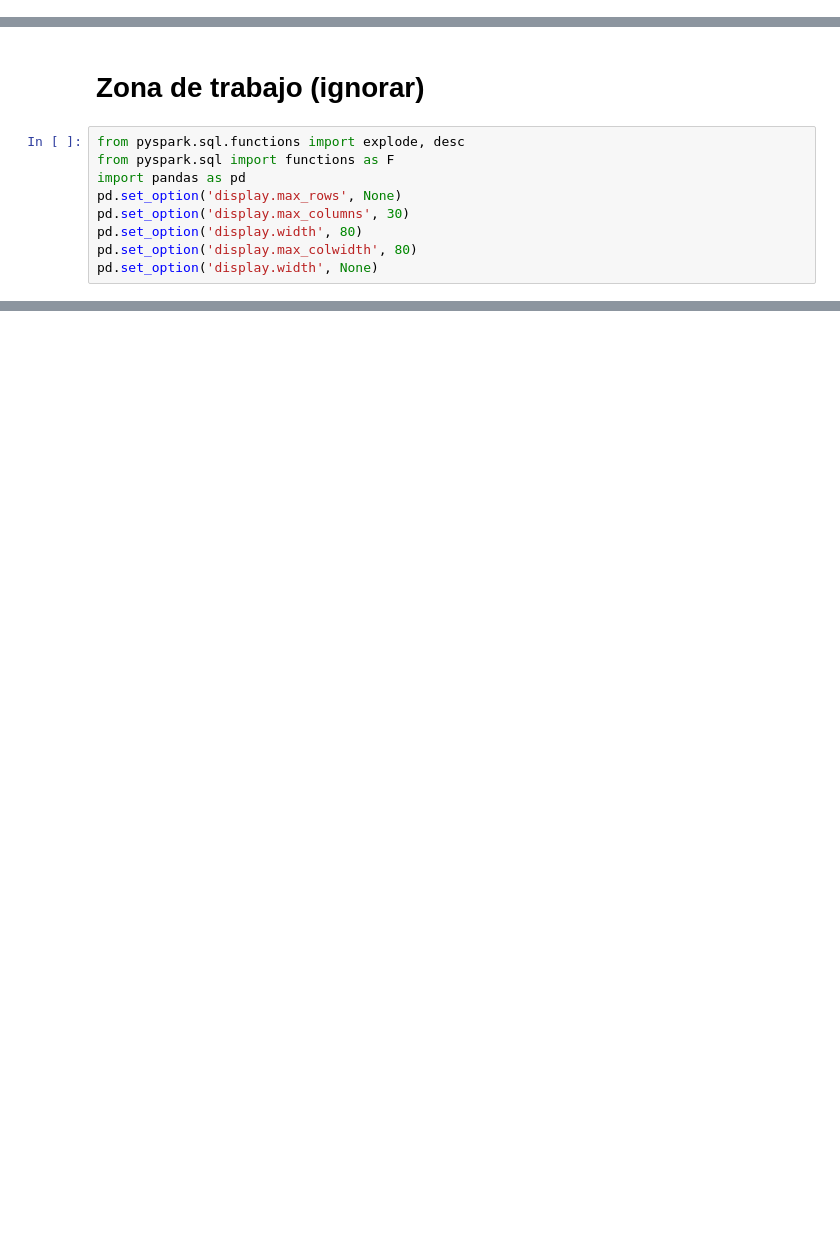
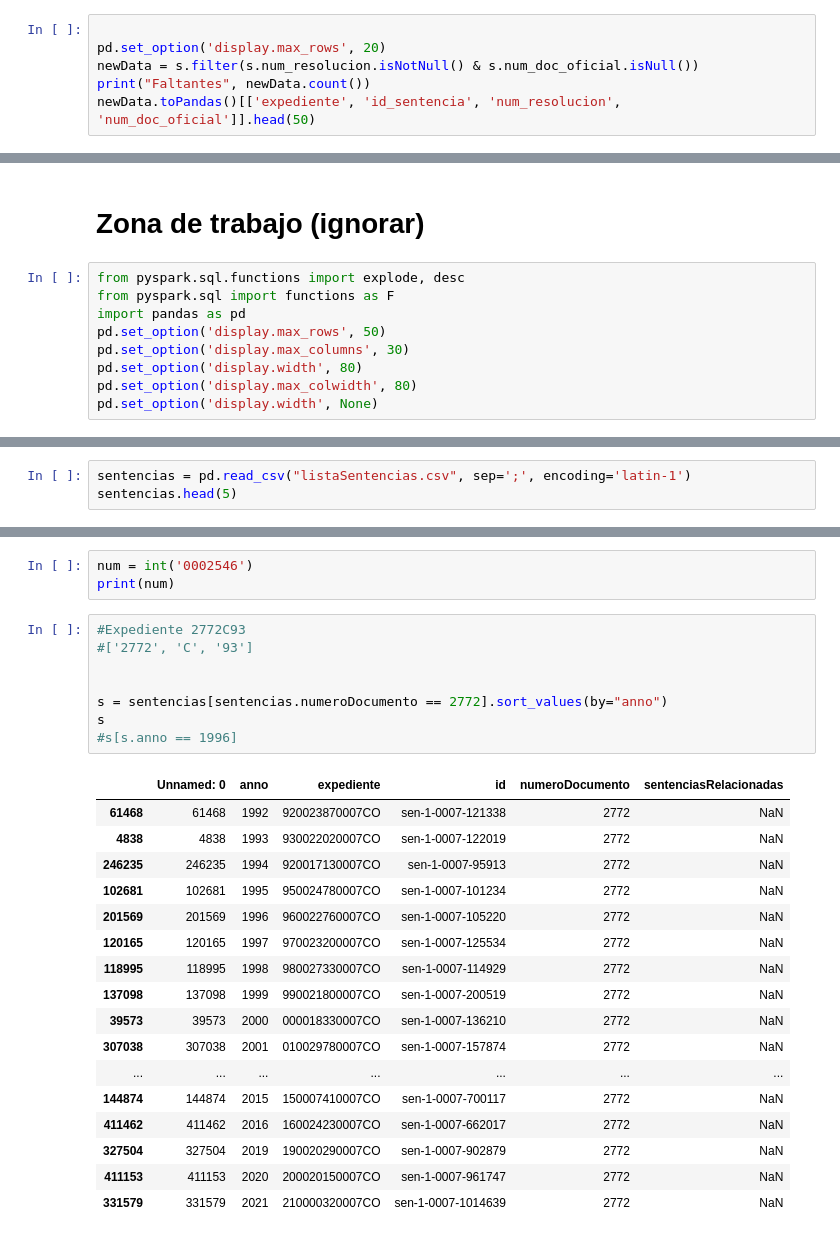
Before and after one commit to kennorsdb/nlppen, a Jupyter notebook: Notebook.ipynb, the cells around one changed output, grey strips where cells are left out. Saved outputs shown, nothing was run; the diff lists cells and outputs as text; blank space fills up the shorter version.

Commit message:
Agregar ID sentencia Nexus
Agregar ID sentencia Nexus
Agregar Expediente oficial
Agregar número de voto oficial

```diff
--- a/Notebook.ipynb
+++ b/Notebook.ipynb
@@ -186,0 +212,6 @@ Attempting non-optimization as 'spark.sql.execution.arrow.pyspark.fallback.enabl
+# %%
+
+pd.set_option('display.max_rows', 20)
+newData = s.filter(s.num_resolucion.isNotNull() & s.num_doc_oficial.isNull())
+print("Faltantes", newData.count())
+newData.toPandas()[['expediente', 'id_sentencia', 'num_resolucion', 'num_doc_oficial']].head(50)
@@ -261,7 +262,7 @@ totalConFecha.toPandas()
 from pyspark.sql.functions import explode, desc
 from pyspark.sql import functions as F
 import pandas as pd
-pd.set_option('display.max_rows', None)
+pd.set_option('display.max_rows', 50)
 pd.set_option('display.max_columns', 30)
 pd.set_option('display.width', 80)
 pd.set_option('display.max_colwidth', 80)
@@ -425,0 +273,3 @@ def extraerCita(txt, nlp):
+# %%
+sentencias = pd.read_csv("listaSentencias.csv", sep=';', encoding='latin-1')
+sentencias.head(5)
@@ -425,0 +283,29 @@ def extraerCita(txt, nlp):
+# %%
+num = int('0002546')
+print(num)
+# %%
+#Expediente 2772C93
+#['2772', 'C', '93']
+
+
+s = sentencias[sentencias.numeroDocumento == 2772].sort_values(by="anno")
+s
+#s[s.anno == 1996]
+# %% [output]
+|  | Unnamed: 0 | anno | expediente | id | numeroDocumento | sentenciasRelacionadas |
+| 61468 | 61468 | 1992 | 920023870007CO | sen-1-0007-121338 | 2772 | NaN |
+| 4838 | 4838 | 1993 | 930022020007CO | sen-1-0007-122019 | 2772 | NaN |
+| 246235 | 246235 | 1994 | 920017130007CO | sen-1-0007-95913 | 2772 | NaN |
+| 102681 | 102681 | 1995 | 950024780007CO | sen-1-0007-101234 | 2772 | NaN |
+| 201569 | 201569 | 1996 | 960022760007CO | sen-1-0007-105220 | 2772 | NaN |
+| 120165 | 120165 | 1997 | 970023200007CO | sen-1-0007-125534 | 2772 | NaN |
+| 118995 | 118995 | 1998 | 980027330007CO | sen-1-0007-114929 | 2772 | NaN |
+| 137098 | 137098 | 1999 | 990021800007CO | sen-1-0007-200519 | 2772 | NaN |
+| 39573 | 39573 | 2000 | 000018330007CO | sen-1-0007-136210 | 2772 | NaN |
+| 307038 | 307038 | 2001 | 010029780007CO | sen-1-0007-157874 | 2772 | NaN |
+| ... | ... | ... | ... | ... | ... | ... |
+| 144874 | 144874 | 2015 | 150007410007CO | sen-1-0007-700117 | 2772 | NaN |
+| 411462 | 411462 | 2016 | 160024230007CO | sen-1-0007-662017 | 2772 | NaN |
+| 327504 | 327504 | 2019 | 190020290007CO | sen-1-0007-902879 | 2772 | NaN |
+| 411153 | 411153 | 2020 | 200020150007CO | sen-1-0007-961747 | 2772 | NaN |
+| 331579 | 331579 | 2021 | 210000320007CO | sen-1-0007-1014639 | 2772 | NaN |
```
Also changed, not shown: parts of 23 cells of this notebook, 5 other files.
